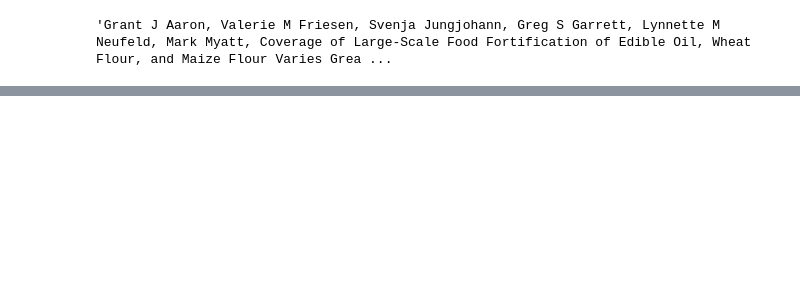
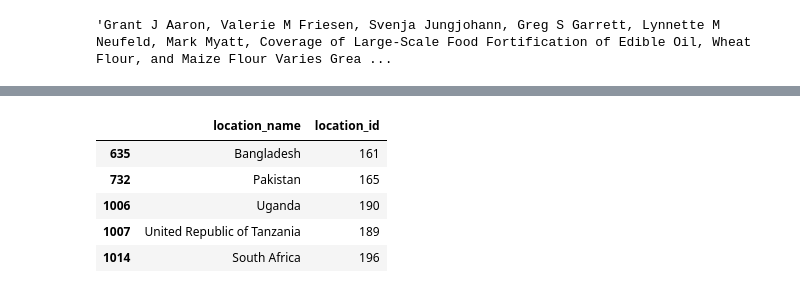
Before and after one commit to ihmeuw/vivarium_research_lsff, a Jupyter notebook: data_prep/pipeline/interim/2021_03_17_clean_population_coverage_data_tier2.ipynb, the cells around one changed output, grey strips where cells are left out. Cells and saved outputs as stored; diff of their text form; code cells hidden in the pictures; blank space fills up the shorter version.

```diff
--- a/data_prep/pipeline/interim/2021_03_17_clean_population_coverage_data_tier2.ipynb
+++ b/data_prep/pipeline/interim/2021_03_17_clean_population_coverage_data_tier2.ipynb
@@ -1480,0 +1507,9 @@ output.to_csv(save_path_tmp)
+# %%
+loc_metadata.loc[loc_metadata.location_name.isin(location_names),['location_name','location_id']]
+# %% [output]
+|  | location_name | location_id |
+| 635 | Bangladesh | 161 |
+| 732 | Pakistan | 165 |
+| 1006 | Uganda | 190 |
+| 1007 | United Republic of Tanzania | 189 |
+| 1014 | South Africa | 196 |
```
Also changed, not shown: parts of 4 cells of this notebook, 1 other file.
